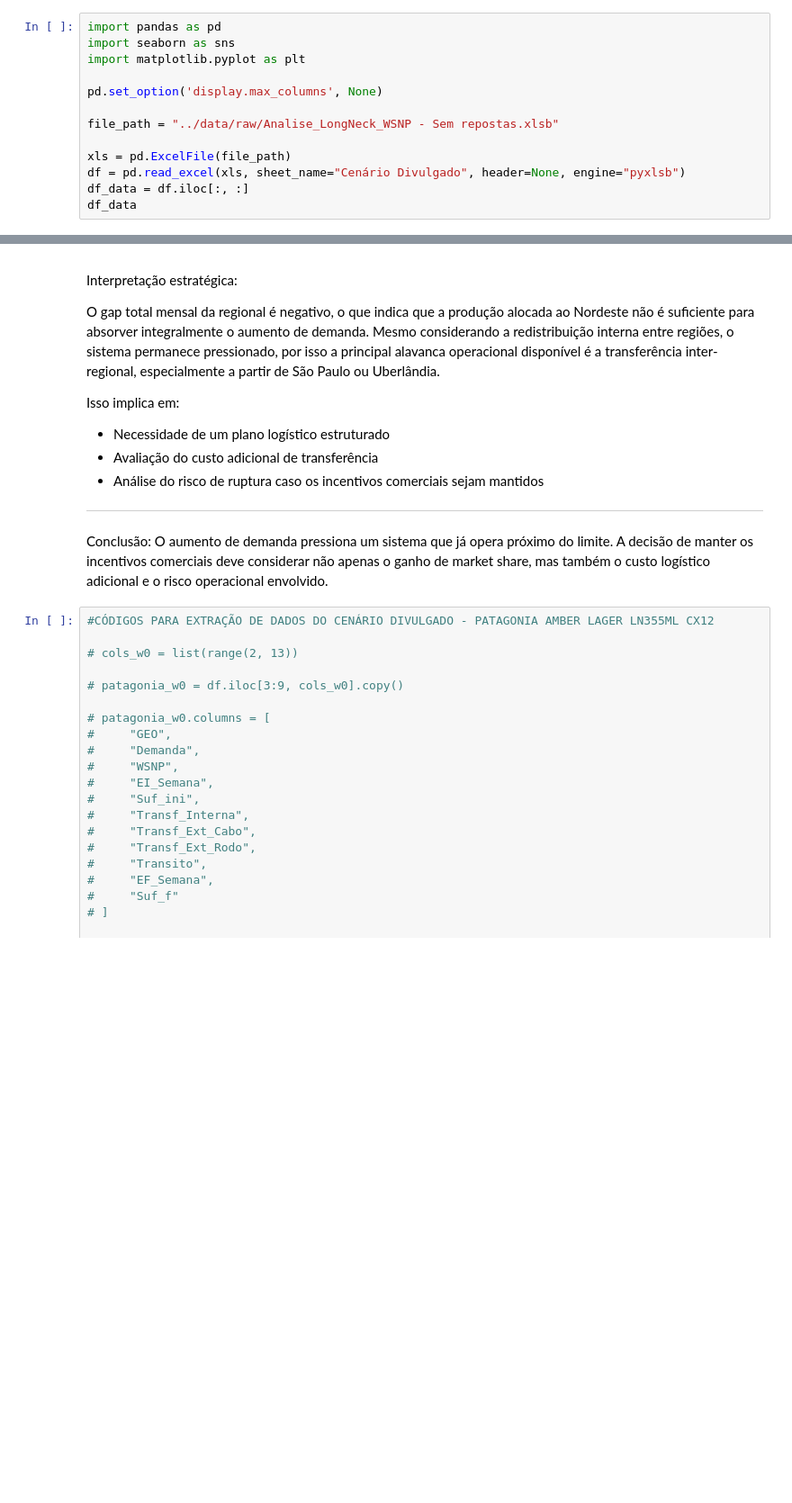
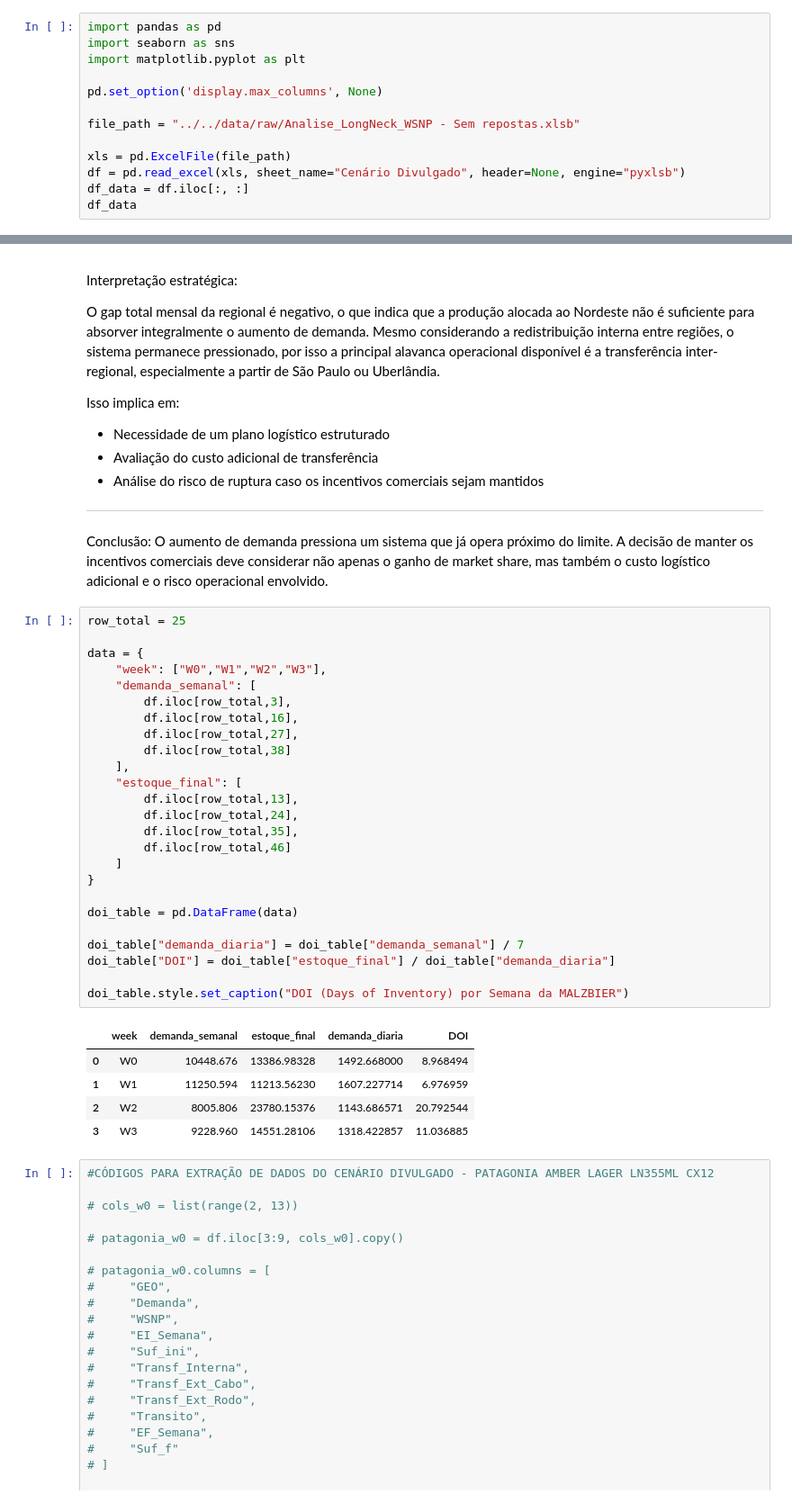
Before and after one commit to Joao0310/hackathon-ambev-dados, a Jupyter notebook: notebooks/exploracao/cenario.ipynb, the cells around one changed output, grey strips where cells are left out. Shown at 90% size. Cells and saved outputs as stored; diff of their text form; blank space fills up the shorter version.

Commit message:
Analise dos dados concentrada em um arquivo para melhor organização

```diff
--- a/notebooks/cenario.ipynb
+++ b/notebooks/exploracao/cenario.ipynb
@@ -5,7 +5,7 @@ import matplotlib.pyplot as plt
 
 pd.set_option('display.max_columns', None)
 
-file_path = "../data/raw/Analise_LongNeck_WSNP - Sem repostas.xlsb"
+file_path = "../../data/raw/Analise_LongNeck_WSNP - Sem repostas.xlsb"
 
 xls = pd.ExcelFile(file_path)
 df = pd.read_excel(xls, sheet_name="Cenário Divulgado", header=None, engine="pyxlsb")
@@ -215,6 +215,37 @@ Isso implica em:
 
 Conclusão:
 O aumento de demanda pressiona um sistema que já opera próximo do limite. A decisão de manter os incentivos comerciais deve considerar não apenas o ganho de market share, mas também o custo logístico adicional e o risco operacional envolvido.
+# %%
+row_total = 25
+
+data = {
+    "week": ["W0","W1","W2","W3"],
+    "demanda_semanal": [
+        df.iloc[row_total,3],
+        df.iloc[row_total,16],
+        df.iloc[row_total,27],
+        df.iloc[row_total,38]
+    ],
+    "estoque_final": [
+        df.iloc[row_total,13],
+        df.iloc[row_total,24],
+        df.iloc[row_total,35],
+        df.iloc[row_total,46]
+    ]
+}
+
+doi_table = pd.DataFrame(data)
+
+doi_table["demanda_diaria"] = doi_table["demanda_semanal"] / 7
+doi_table["DOI"] = doi_table["estoque_final"] / doi_table["demanda_diaria"]
+
+doi_table.style.set_caption("DOI (Days of Inventory) por Semana da MALZBIER")
+# %% [output]
+|  | week | demanda_semanal | estoque_final | demanda_diaria | DOI |
+| 0 | W0 | 10448.676 | 13386.98328 | 1492.668000 | 8.968494 |
+| 1 | W1 | 11250.594 | 11213.56230 | 1607.227714 | 6.976959 |
+| 2 | W2 | 8005.806 | 23780.15376 | 1143.686571 | 20.792544 |
+| 3 | W3 | 9228.960 | 14551.28106 | 1318.422857 | 11.036885 |
 # %%
 #CÓDIGOS PARA EXTRAÇÃO DE DADOS DO CENÁRIO DIVULGADO - PATAGONIA AMBER LAGER LN355ML CX12
 
```
Also changed, not shown: 5 other files.
